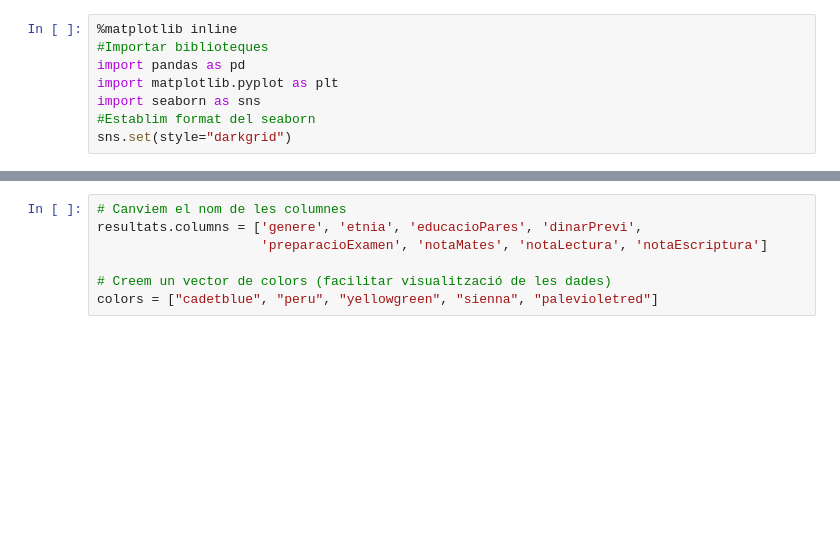
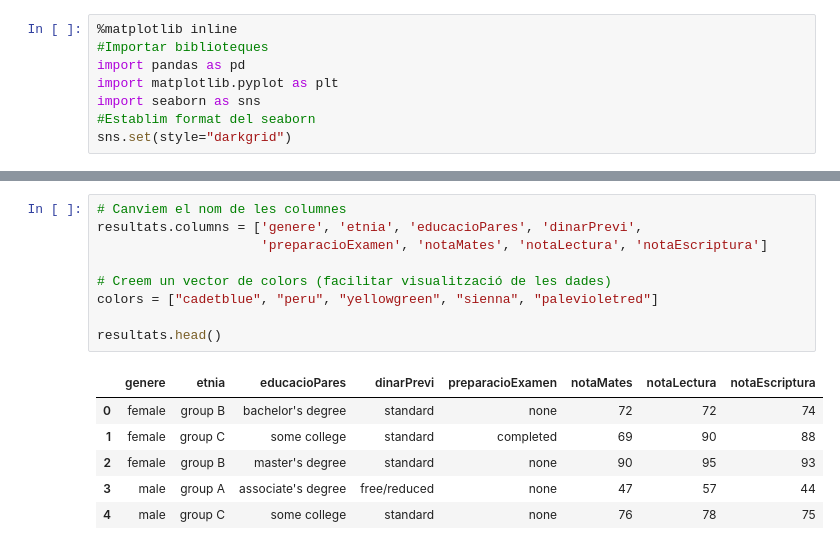
Before and after one commit to nicoguerin/bigdata, a Jupyter notebook: projecte_xavi_arechavala_nico_guerin.ipynb, the cells around one changed output, grey strips where cells are left out. Drawn from its saved outputs; the diff is of its cells as text; blank space fills up the shorter version.

```diff
--- a/projecte_xavi_arechavala_nico_guerin.ipynb
+++ b/projecte_xavi_arechavala_nico_guerin.ipynb
@@ -11,8 +18,17 @@ resultats = pd.read_csv('StudentsPerformance.csv')
 # %%
 # Canviem el nom de les columnes
 resultats.columns = ['genere', 'etnia', 'educacioPares', 'dinarPrevi',
                      'preparacioExamen', 'notaMates', 'notaLectura', 'notaEscriptura']
 
 # Creem un vector de colors (facilitar visualització de les dades)
 colors = ["cadetblue", "peru", "yellowgreen", "sienna", "palevioletred"]
+
+resultats.head()
+# %% [output]
+|  | genere | etnia | educacioPares | dinarPrevi | preparacioExamen | notaMates | notaLectura | notaEscriptura |
+| 0 | female | group B | bachelor's degree | standard | none | 72 | 72 | 74 |
+| 1 | female | group C | some college | standard | completed | 69 | 90 | 88 |
+| 2 | female | group B | master's degree | standard | none | 90 | 95 | 93 |
+| 3 | male | group A | associate's degree | free/reduced | none | 47 | 57 | 44 |
+| 4 | male | group C | some college | standard | none | 76 | 78 | 75 |
 # %%
```
Also changed, not shown: parts of 5 cells of this notebook.
